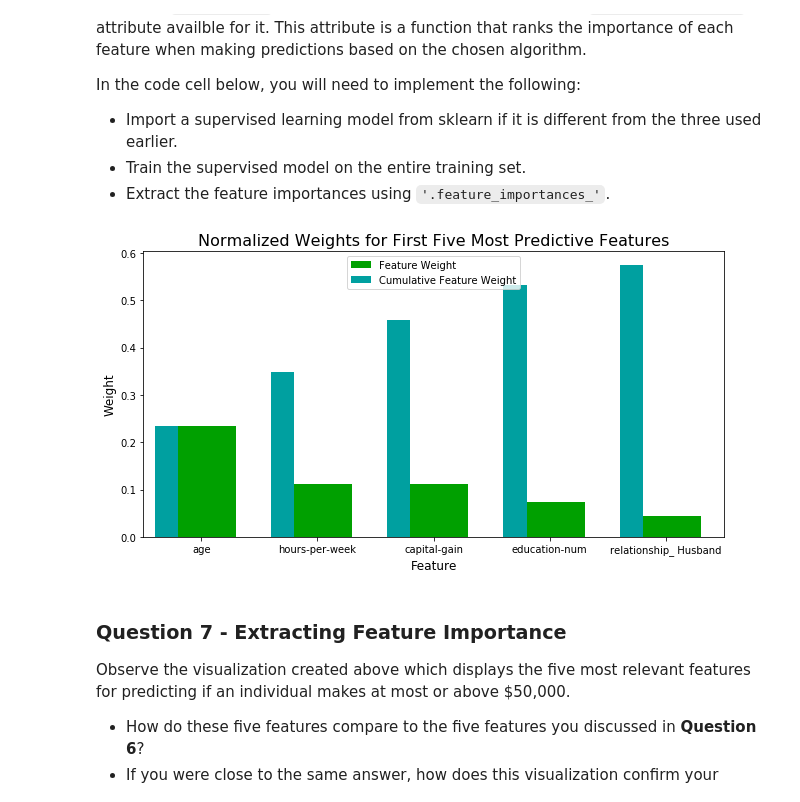
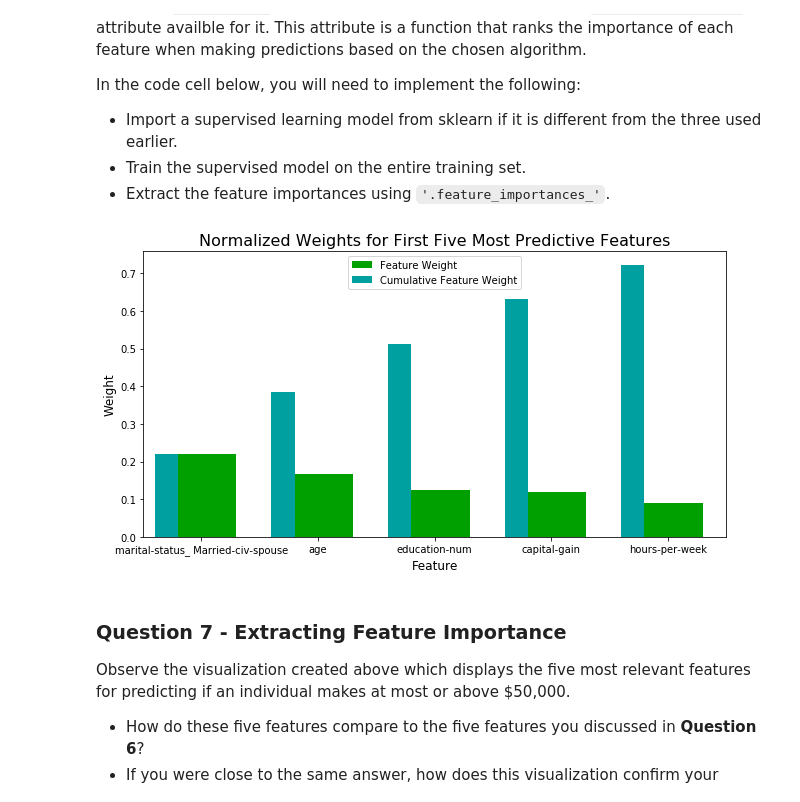
Before and after one commit to ajgiust/Udacity_Data-Science-NanoDegree, a Jupyter notebook: finding_donors - Submission.ipynb, the cells around one changed output. Saved outputs shown, nothing was run; the diff lists cells and outputs as text; code cells hidden in the pictures.

```diff
--- a/finding_donors - Submission.ipynb
+++ b/finding_donors - Submission.ipynb
@@ -576,19 +572,19 @@ In the code cell below, you will need to implement the following:
  - Extract the feature importances using `'.feature_importances_'`.
 # %%
 # TODO: Import a supervised learning model that has 'feature_importances_'
-from sklearn.ensemble import RandomForestClassifier
+from sklearn.tree import DecisionTreeClassifier
 
 # TODO: Train the supervised model on the training set using .fit(X_train, y_train)
-model = RandomForestClassifier()
+model = DecisionTreeClassifier()
 model.fit(X_train, y_train)
 
 # TODO: Extract the feature importances using .feature_importances_
 importances = model.feature_importances_
 
 # Plot
 vs.feature_plot(importances, X_train, y_train)
 # %% [output]
-[figure, old version]
+[figure, new version]
 # %% [markdown]
 ### Question 7 - Extracting Feature Importance
 
```
Also changed, not shown: parts of 9 cells of this notebook.
